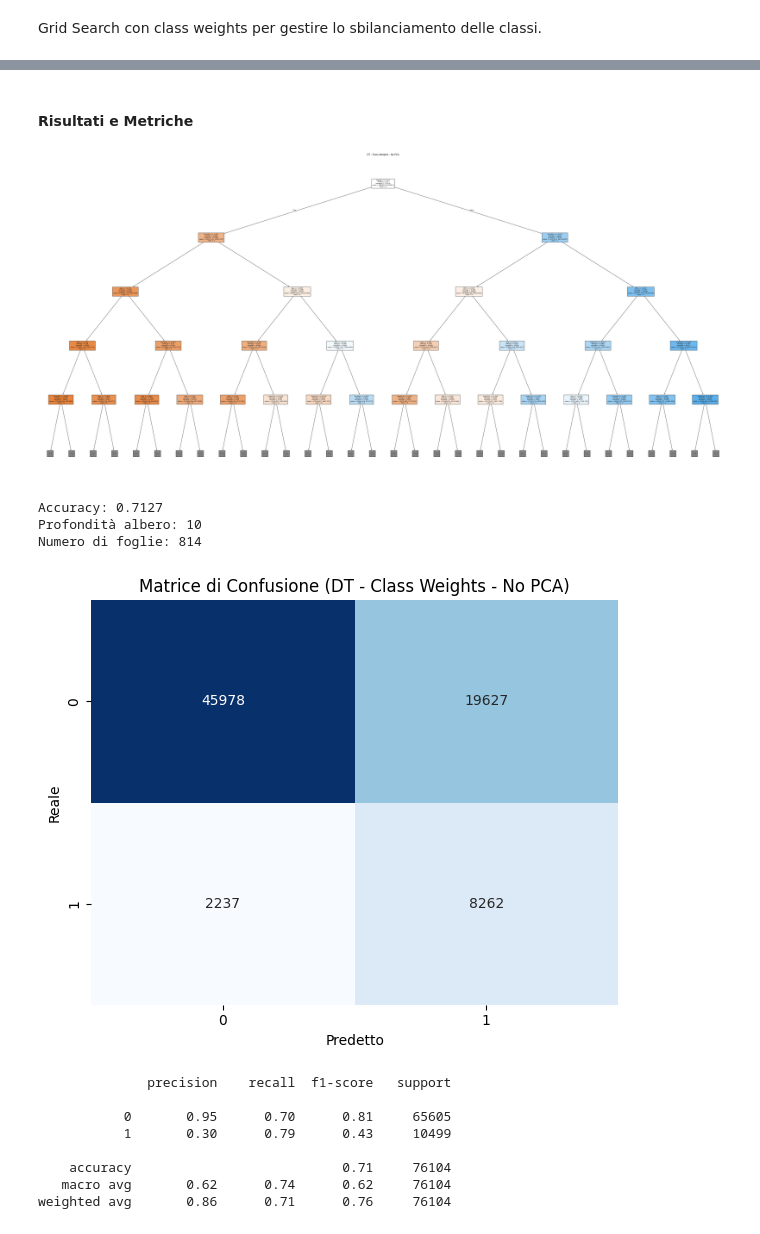
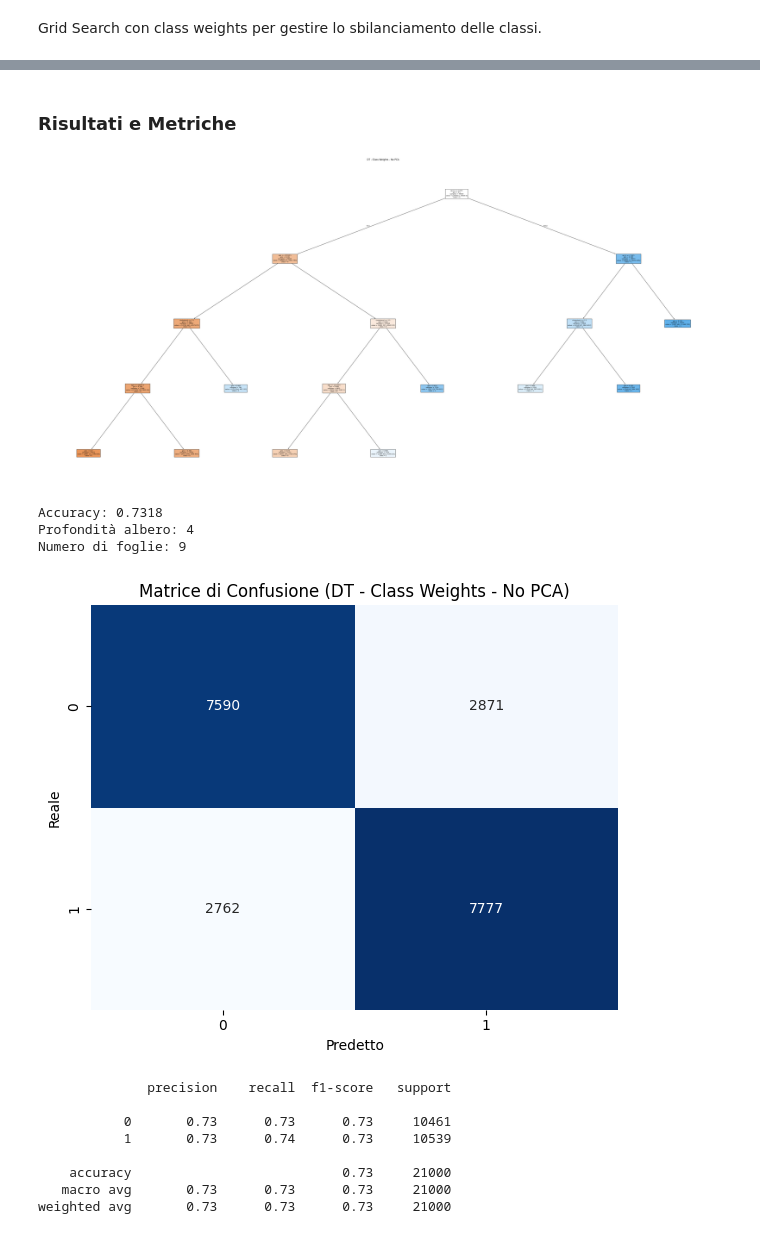
Before and after one commit to mbroglio/ML_25_26, a Jupyter notebook: ML_Project.ipynb, the cells around one changed output, grey strips where cells are left out. Cells and saved outputs as stored; diff of their text form; code cells hidden in the pictures.

```diff
--- a/ML_Project.ipynb
+++ b/ML_Project.ipynb
@@ -809,14 +510,11 @@ Definizione delle funzioni di supporto per visualizzazione e valutazione degli a
 # %%
 from sklearn.metrics import classification_report, accuracy_score, confusion_matrix
 from sklearn.tree import plot_tree, DecisionTreeClassifier
-from sklearn.model_selection import GridSearchCV
 import pandas as pd
-import re
 
 
+# Calcola e visualizza le metriche di performance dell'albero
 def show_tree_metrics(tree, y_test, y_pred, title_suffix):
-    """Calcola e visualizza le metriche di performance dell'albero"""
-
     file_suffix = title_suffix.lower().replace(" ", "_").replace("-", "")
     print(f"Accuracy: {accuracy_score(y_test, y_pred):.4f}")
 
@@ -844,12 +542,8 @@ def show_tree_metrics(tree, y_test, y_pred, title_suffix):
     print("\n" + classification_report(y_test, y_pred))
 
 
-def print_tree(tree, max_depth, title, feature_names=None):
-    """Visualizza la struttura dell'albero di decisione"""
-
-    if feature_names is None:
-        feature_names = numeric_features
-
+# Visualizza la struttura dell'albero di decisione
+def print_tree(tree, max_depth, title, feature_names):
     file_suffix = (
         title.lower().replace(" ", "_").replace("-", "") if title else "decision_tree"
     )
@@ -871,9 +565,8 @@ def print_tree(tree, max_depth, title, feature_names=None):
 # %% [markdown]
 Funzione per analizzare e visualizzare l'importanza delle feature nell'albero di decisione.
 # %%
+# Visualizza l'importanza delle feature nell'albero
 def plot_feature_importance(tree, feature_names, title_suffix, top_n=None):
-    """Visualizza l'importanza delle feature nell'albero"""
-
     file_suffix = title_suffix.lower().replace(" ", "_").replace("-", "")
 
     # Estrae feature importance dall'albero
@@ -911,11 +604,10 @@ def plot_feature_importance(tree, feature_names, title_suffix, top_n=None):
 # %% [markdown]
 Funzione per eseguire Grid Search con cross-validation per trovare i migliori iperparametri.
 # %%
+# Esegue Grid Search per trovare i migliori iperparametri
 def run_grid_search(
     X_train, y_train, param_grid, class_weight="balanced", cv=5, scoring="f1"
 ):
-    """Esegue Grid Search per trovare i migliori iperparametri"""
-
     base_model = DecisionTreeClassifier(random_state=42, class_weight=class_weight)
 
     # Inizializza Grid Search con cross-validation
@@ -1074,12 +705,12 @@ HighChol    0.041179
 # %% [markdown]
 Grid Search con class weights per gestire lo sbilanciamento delle classi.
 # %%
-# Grid Search con class_weight='balanced'
+# Grid Search con class_weight='balanced' sui dati NON SCALATI
 dt_class_weights, grid_search_class_weights = run_grid_search(
-    X_train, y_train, dt_param_grid, class_weight="balanced", scoring="f1"
+    X_train_dt, y_train_dt, dt_param_grid, class_weight="balanced", scoring="f1"
 )
 
-y_pred_class_weights = dt_class_weights.predict(X_test)
+y_pred_class_weights = dt_class_weights.predict(X_test_dt)
 # %% [output]
 Fitting 5 folds for each of 960 candidates, totalling 4800 fits
 
@@ -1091,27 +722,32 @@ Miglior score (f1): 0.4310
 ============================================================
 # %% [markdown]
-#### Risultati e Metriche
+### Risultati e Metriche
 # %%
 # Visualizza albero con class weights
-print_tree(dt_class_weights, 4, f"DT - Class Weights - No PCA")
+print_tree(
+    dt_class_weights,
+    dt_class_weights.get_depth(),
+    "DT - Class Weights - No PCA",
+    all_features_dt,
+)
 show_tree_metrics(
-    dt_class_weights, y_test, y_pred_class_weights, "DT - Class Weights - No PCA"
+    dt_class_weights, y_test_dt, y_pred_class_weights, "DT - Class Weights - No PCA"
 )
 
 plot_feature_importance(
-    dt_class_weights, numeric_features, "DT - Class Weights - No PCA", top_n=5
+    dt_class_weights, all_features_dt, "DT - Class Weights - No PCA", top_n=5
 )
 # %% [output]
-[figure, old version]
+[figure, new version]
-Accuracy: 0.7127
-Profondità albero: 10
-Numero di foglie: 814
+Accuracy: 0.7318
+Profondità albero: 4
+Numero di foglie: 9
-[figure, old version]
+[figure, new version]
               precision    recall  f1-score   support
 
-           0       0.95      0.70      0.81     65605
-           1       0.30      0.79      0.43     10499
+           0       0.73      0.73      0.73     10461
+           1       0.73      0.74      0.73     10539
 
-    accuracy                           0.71     76104
-   macro avg       0.62      0.74      0.62     76104
-weighted avg       0.86      0.71      0.76     76104
+    accuracy                           0.73     21000
+   macro avg       0.73      0.73      0.73     21000
+weighted avg       0.73      0.73      0.73     21000
```
Also changed, not shown: parts of 92 cells of this notebook, 33 other files.
